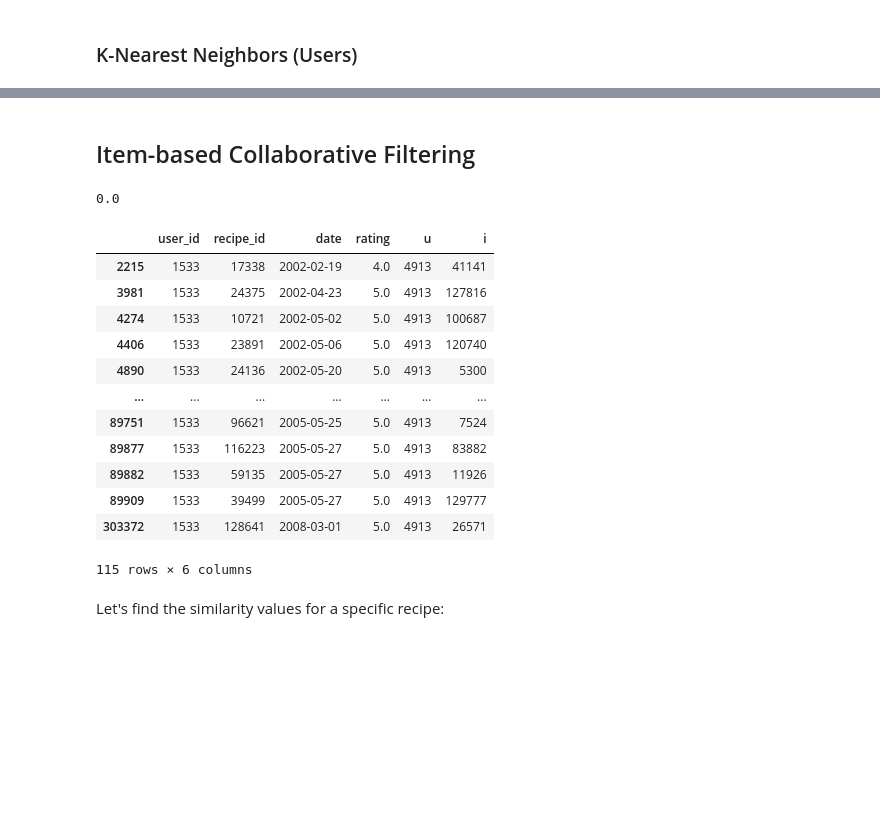
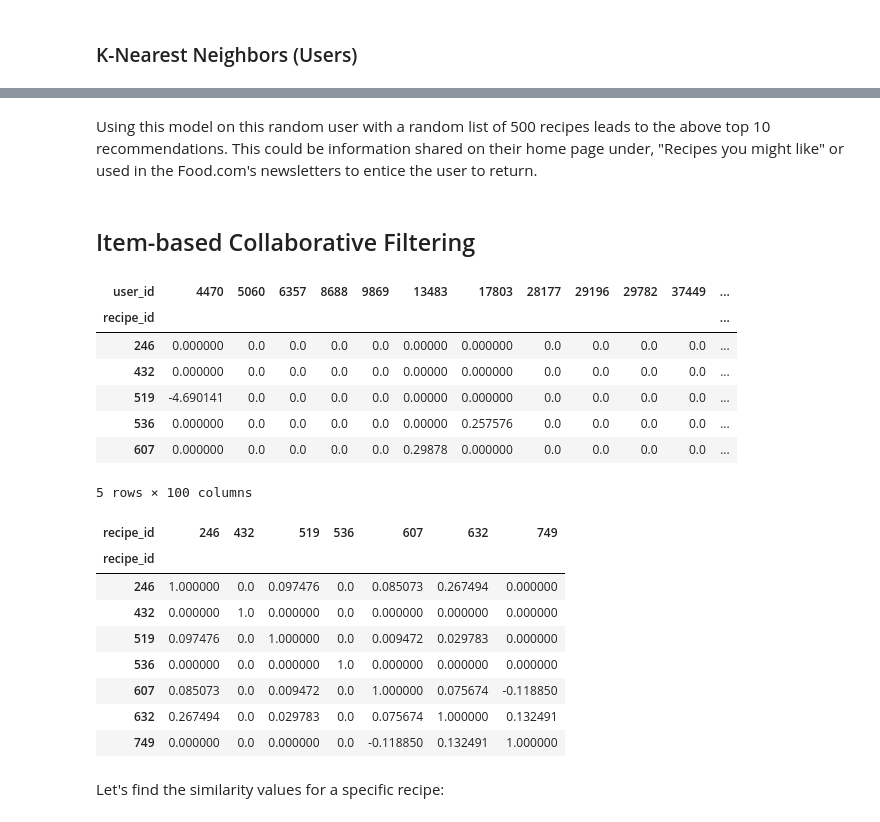
Before and after one commit to chrismlawr/ba890-personal-project, a Jupyter notebook: 3_Collaborative_Filtering.ipynb, the cells around one changed output, grey strips where cells are left out. Cells and saved outputs as stored; diff of their text form; code cells hidden in the pictures; blank space fills up the shorter version.

```diff
--- a/3_Collaborative_Filtering.ipynb
+++ b/3_Collaborative_Filtering.ipynb
@@ -185,33 +366,36 @@ Int64Index([198612, 197456, 197746, 197971, 198059], dtype='int64', name='user_i
+# %% [markdown]
+Using this model on this random user with a random list of 500 recipes leads to the above top 10 recommendations. This could be information shared on their home page under, "Recipes you might like" or used in the Food.com's newsletters to entice the user to return.
 # %% [markdown]
 ## Item-based Collaborative Filtering
 # %%
 items_ratings_table_normed = user_ratings_table_normed.T
-items_ratings_table_normed.iloc[10721,0]
+items_ratings_table_normed.head()
 # %% [output]
+| user_id | 4470 | 5060 | 6357 | 8688 | 9869 | 13483 | 17803 | 28177 | 29196 | 29782 | 37449 | ... |
+| recipe_id |  |  |  |  |  |  |  |  |  |  |  | ... |
+| 246 | 0.000000 | 0.0 | 0.0 | 0.0 | 0.0 | 0.00000 | 0.000000 | 0.0 | 0.0 | 0.0 | 0.0 | ... |
+| 432 | 0.000000 | 0.0 | 0.0 | 0.0 | 0.0 | 0.00000 | 0.000000 | 0.0 | 0.0 | 0.0 | 0.0 | ... |
+| 519 | -4.690141 | 0.0 | 0.0 | 0.0 | 0.0 | 0.00000 | 0.000000 | 0.0 | 0.0 | 0.0 | 0.0 | ... |
+| 536 | 0.000000 | 0.0 | 0.0 | 0.0 | 0.0 | 0.00000 | 0.257576 | 0.0 | 0.0 | 0.0 | 0.0 | ... |
+| 607 | 0.000000 | 0.0 | 0.0 | 0.0 | 0.0 | 0.29878 | 0.000000 | 0.0 | 0.0 | 0.0 | 0.0 | ... |
-0.0
+5 rows × 100 columns
-# %%
-train_interact.loc[train_interact.user_id == 1533]
-# %% [output]
-|  | user_id | recipe_id | date | rating | u | i |
-| 2215 | 1533 | 17338 | 2002-02-19 | 4.0 | 4913 | 41141 |
-| 3981 | 1533 | 24375 | 2002-04-23 | 5.0 | 4913 | 127816 |
-| 4274 | 1533 | 10721 | 2002-05-02 | 5.0 | 4913 | 100687 |
-| 4406 | 1533 | 23891 | 2002-05-06 | 5.0 | 4913 | 120740 |
-| 4890 | 1533 | 24136 | 2002-05-20 | 5.0 | 4913 | 5300 |
-| ... | ... | ... | ... | ... | ... | ... |
-| 89751 | 1533 | 96621 | 2005-05-25 | 5.0 | 4913 | 7524 |
-| 89877 | 1533 | 116223 | 2005-05-27 | 5.0 | 4913 | 83882 |
-| 89882 | 1533 | 59135 | 2005-05-27 | 5.0 | 4913 | 11926 |
-| 89909 | 1533 | 39499 | 2005-05-27 | 5.0 | 4913 | 129777 |
-| 303372 | 1533 | 128641 | 2008-03-01 | 5.0 | 4913 | 26571 |
-115 rows × 6 columns
 # %%
 # Getting cosine similarities
 similarities = cosine_similarity(items_ratings_table_normed)
 
 # Wrap the similarities in a DataFrame
 cosine_similarity_df = pd.DataFrame(similarities, index=items_ratings_table_normed.index, columns=items_ratings_table_normed.index)
-cosine_similarity_df.iloc[:10,:10]
+cosine_similarity_df.iloc[:7,:7]
+# %% [output]
+| recipe_id | 246 | 432 | 519 | 536 | 607 | 632 | 749 |
+| recipe_id |  |  |  |  |  |  |  |
+| 246 | 1.000000 | 0.0 | 0.097476 | 0.0 | 0.085073 | 0.267494 | 0.000000 |
+| 432 | 0.000000 | 1.0 | 0.000000 | 0.0 | 0.000000 | 0.000000 | 0.000000 |
+| 519 | 0.097476 | 0.0 | 1.000000 | 0.0 | 0.009472 | 0.029783 | 0.000000 |
+| 536 | 0.000000 | 0.0 | 0.000000 | 1.0 | 0.000000 | 0.000000 | 0.000000 |
+| 607 | 0.085073 | 0.0 | 0.009472 | 0.0 | 1.000000 | 0.075674 | -0.118850 |
+| 632 | 0.267494 | 0.0 | 0.029783 | 0.0 | 0.075674 | 1.000000 | 0.132491 |
+| 749 | 0.000000 | 0.0 | 0.000000 | 0.0 | -0.118850 | 0.132491 | 1.000000 |
 # %% [markdown]
 Let's find the similarity values for a specific recipe:
 # %%
```
Also changed, not shown: parts of 44 cells of this notebook.
